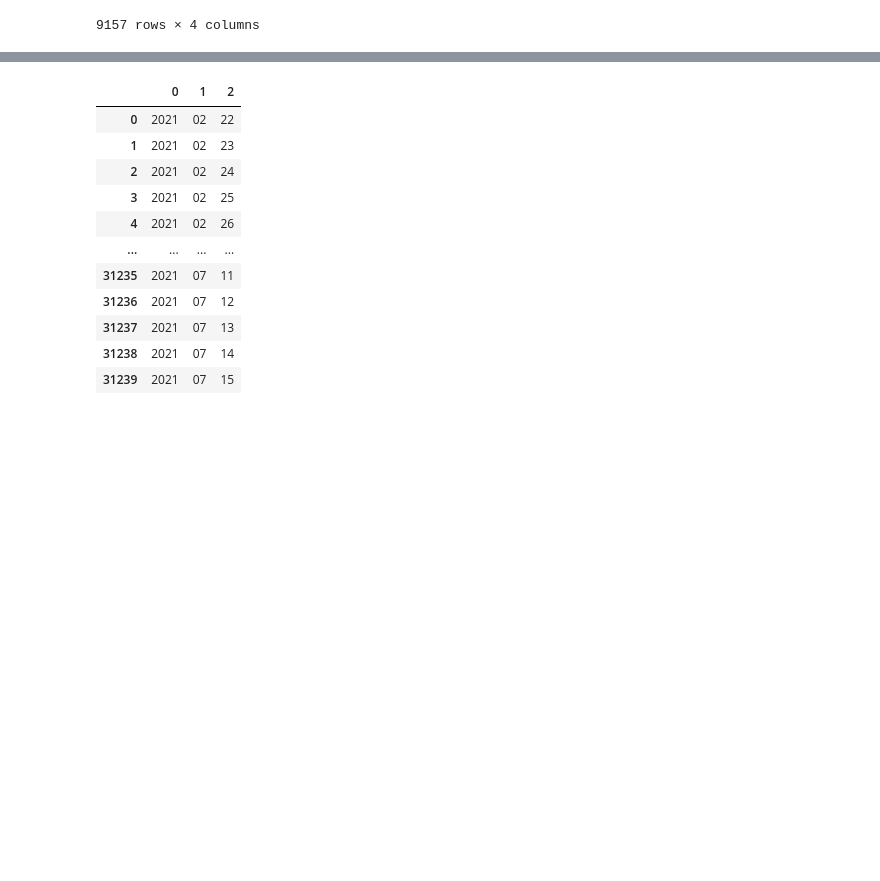
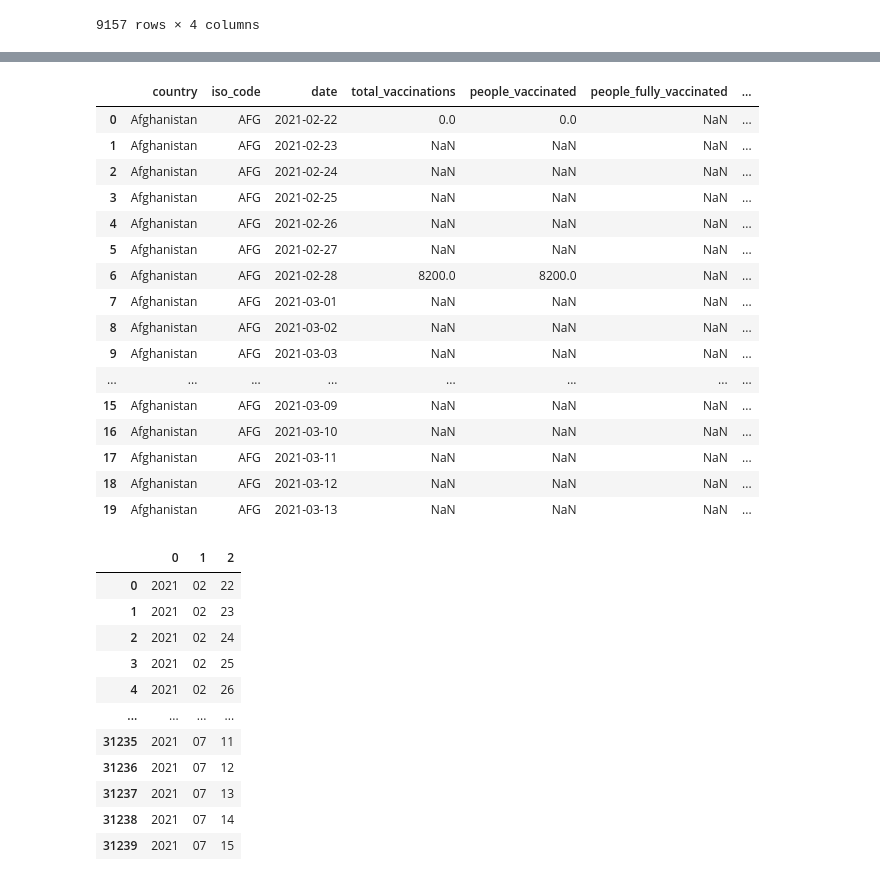
Before and after one commit to omidr1348/Covid_19, a Jupyter notebook: Covid Vaccination.ipynb, the cells around one changed output, grey strips where cells are left out. Drawn from its saved outputs; the diff is of its cells as text; code cells hidden in the pictures; blank space fills up the shorter version.

```diff
--- a/Covid Vaccination.ipynb
+++ b/Covid Vaccination.ipynb
@@ -58,3 +133,26 @@ covid_manufacturer_df
+# %%
+afg = covid_df.query("country == 'Afghanistan'")
+afg
+
+afg.head(20)
+# %% [output]
+|  | country | iso_code | date | total_vaccinations | people_vaccinated | people_fully_vaccinated | ... |
+| 0 | Afghanistan | AFG | 2021-02-22 | 0.0 | 0.0 | NaN | ... |
+| 1 | Afghanistan | AFG | 2021-02-23 | NaN | NaN | NaN | ... |
+| 2 | Afghanistan | AFG | 2021-02-24 | NaN | NaN | NaN | ... |
+| 3 | Afghanistan | AFG | 2021-02-25 | NaN | NaN | NaN | ... |
+| 4 | Afghanistan | AFG | 2021-02-26 | NaN | NaN | NaN | ... |
+| 5 | Afghanistan | AFG | 2021-02-27 | NaN | NaN | NaN | ... |
+| 6 | Afghanistan | AFG | 2021-02-28 | 8200.0 | 8200.0 | NaN | ... |
+| 7 | Afghanistan | AFG | 2021-03-01 | NaN | NaN | NaN | ... |
+| 8 | Afghanistan | AFG | 2021-03-02 | NaN | NaN | NaN | ... |
+| 9 | Afghanistan | AFG | 2021-03-03 | NaN | NaN | NaN | ... |
+| ... | ... | ... | ... | ... | ... | ... | ... |
+| 15 | Afghanistan | AFG | 2021-03-09 | NaN | NaN | NaN | ... |
+| 16 | Afghanistan | AFG | 2021-03-10 | NaN | NaN | NaN | ... |
+| 17 | Afghanistan | AFG | 2021-03-11 | NaN | NaN | NaN | ... |
+| 18 | Afghanistan | AFG | 2021-03-12 | NaN | NaN | NaN | ... |
+| 19 | Afghanistan | AFG | 2021-03-13 | NaN | NaN | NaN | ... |
 # %%
 date = covid_df.date.str.split('-', expand =True)
 date
```
Also changed, not shown: parts of 10 cells of this notebook.
